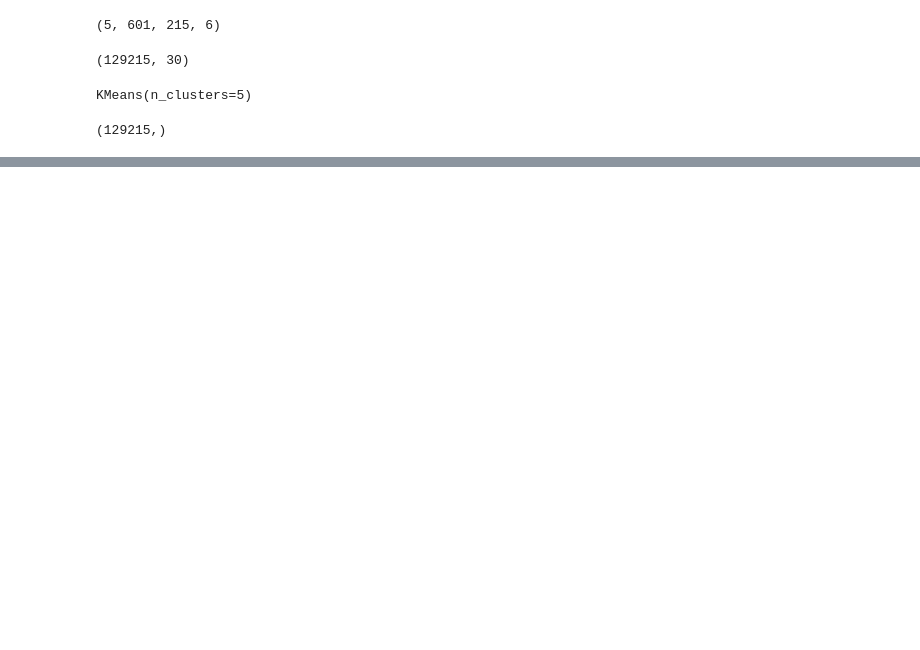
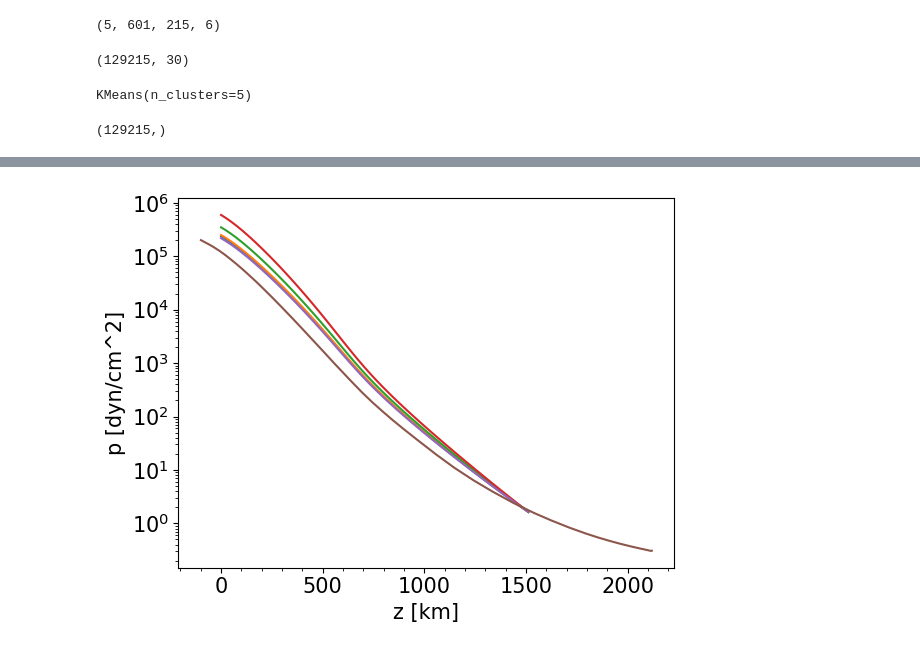
Before and after one commit to andreuva/clustering, a Jupyter notebook: cluster_frz_atm.ipynb, the cells around one changed output, grey strips where cells are left out. Drawn from its saved outputs; the diff is of its cells as text; code cells hidden in the pictures; blank space fills up the shorter version.

```diff
--- a/cluster_frz_atm.ipynb
+++ b/cluster_frz_atm.ipynb
@@ -139,0 +170,9 @@ plt.imshow(atm_new[0,:,:,-5].T, cmap = 'inferno', origin='lower')
+# %%
+for l in range(0,5):
+    plt.semilogy(mean_atms[1,l,0,:]/1E5, mean_atms[3,l,0,:])
+    plt.xlabel("z [km]")
+    plt.ylabel("p [dyn/cm^2]")
+plt.semilogy(falc[1,:]/1E5, falc[3,:])
+plt.savefig("mean_p.png")
+# %% [output]
+[figure, added]
```
Also changed, not shown: parts of 19 cells of this notebook, 1 other file.
